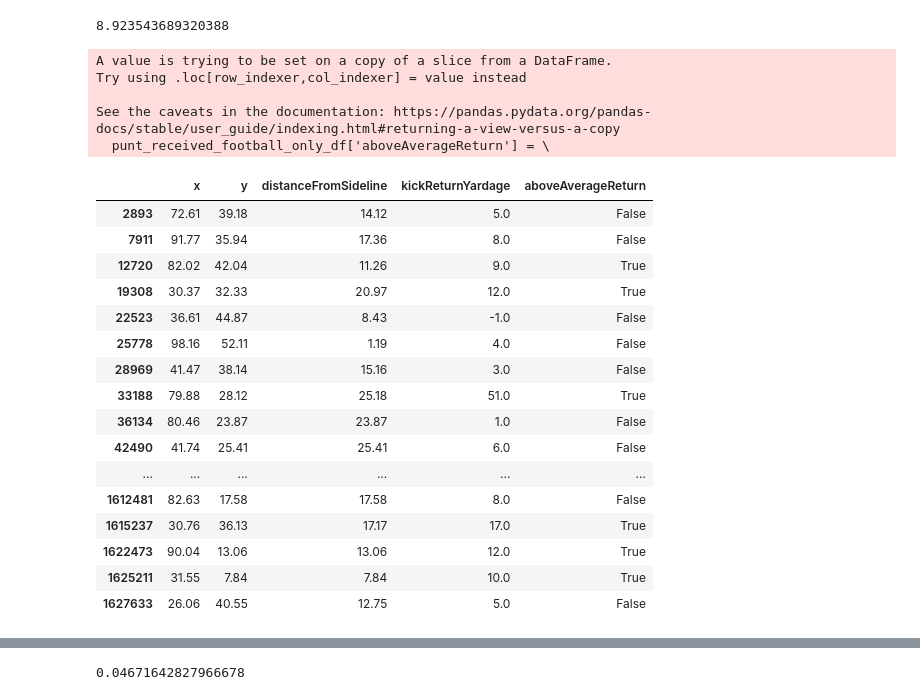
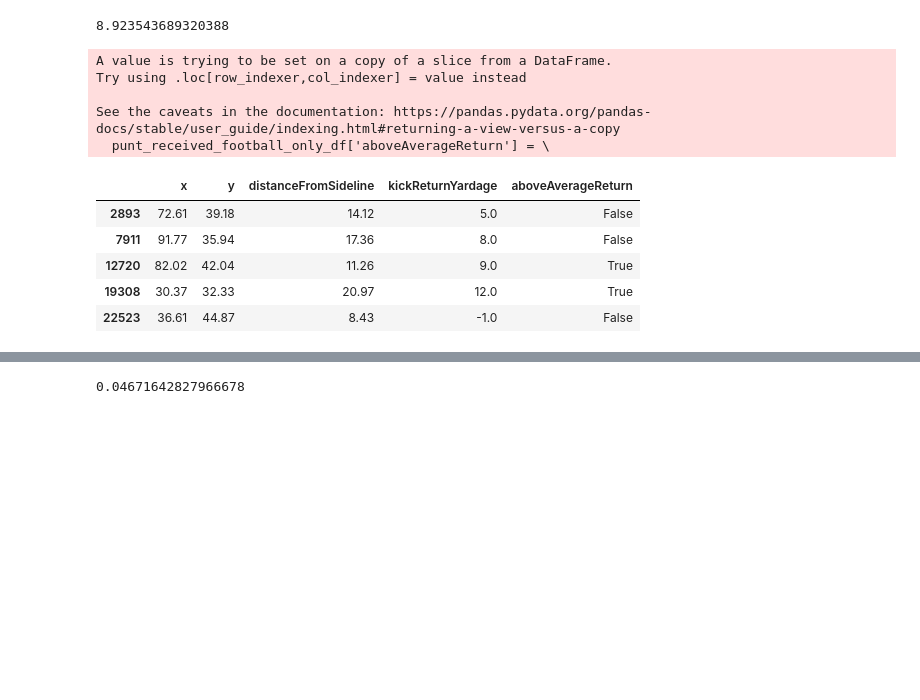
Before and after one commit to jon-fearer/kaggle-nfl-data-bowl-2022, a Jupyter notebook: punt-analysis.ipynb, the cells around one changed output, grey strips where cells are left out. Cells and saved outputs as stored; diff of their text form; code cells hidden in the pictures; blank space fills up the shorter version.

```diff
--- a/punt-analysis.ipynb
+++ b/punt-analysis.ipynb
@@ -120,8 +120,8 @@ punt_tracking_2018_df = pd.merge(
 )
 # %%
 conditions = [
-    (punt_tracking_2018_df[COLUMN.TEAM] == 'home'),
-    (punt_tracking_2018_df[COLUMN.TEAM] == 'away'),
+    (punt_tracking_2018_df[COLUMN.TEAM] == TEAM.HOME),
+    (punt_tracking_2018_df[COLUMN.TEAM] == TEAM.AWAY),
 ]
 
 values = [
@@ -219,30 +219,21 @@ punt_received_football_only_df[COLUMN.KICK_RETURN_YARDAGE].mean()
 # %%
 punt_received_football_only_df['aboveAverageReturn'] = \
     punt_received_football_only_df[COLUMN.KICK_RETURN_YARDAGE] > punt_received_football_only_df[COLUMN.KICK_RETURN_YARDAGE].mean()
-punt_received_football_only_df[[COLUMN.X, COLUMN.Y, COLUMN.DISTANCE_FROM_SIDELINE, COLUMN.KICK_RETURN_YARDAGE, 'aboveAverageReturn']]
+punt_received_football_only_df[
+    [COLUMN.X, COLUMN.Y, COLUMN.DISTANCE_FROM_SIDELINE, COLUMN.KICK_RETURN_YARDAGE, 'aboveAverageReturn']
+].head()
 # %% [output]
 A value is trying to be set on a copy of a slice from a DataFrame.
 Try using .loc[row_indexer,col_indexer] = value instead
 
 See the caveats in the documentation: https://pandas.pydata.org/pandas-docs/stable/user_guide/indexing.html#returning-a-view-versus-a-copy
   punt_received_football_only_df['aboveAverageReturn'] = \
 |  | x | y | distanceFromSideline | kickReturnYardage | aboveAverageReturn |
 | 2893 | 72.61 | 39.18 | 14.12 | 5.0 | False |
 | 7911 | 91.77 | 35.94 | 17.36 | 8.0 | False |
 | 12720 | 82.02 | 42.04 | 11.26 | 9.0 | True |
 | 19308 | 30.37 | 32.33 | 20.97 | 12.0 | True |
 | 22523 | 36.61 | 44.87 | 8.43 | -1.0 | False |
-| 25778 | 98.16 | 52.11 | 1.19 | 4.0 | False |
-| 28969 | 41.47 | 38.14 | 15.16 | 3.0 | False |
-| 33188 | 79.88 | 28.12 | 25.18 | 51.0 | True |
-| 36134 | 80.46 | 23.87 | 23.87 | 1.0 | False |
-| 42490 | 41.74 | 25.41 | 25.41 | 6.0 | False |
-| ... | ... | ... | ... | ... | ... |
-| 1612481 | 82.63 | 17.58 | 17.58 | 8.0 | False |
-| 1615237 | 30.76 | 36.13 | 17.17 | 17.0 | True |
-| 1622473 | 90.04 | 13.06 | 13.06 | 12.0 | True |
-| 1625211 | 31.55 | 7.84 | 7.84 | 10.0 | True |
-| 1627633 | 26.06 | 40.55 | 12.75 | 5.0 | False |
 # %%
 above_average_returns_df = punt_received_football_only_df[punt_received_football_only_df['aboveAverageReturn'] == True]
 x = above_average_returns_df[COLUMN.DISTANCE_FROM_SIDELINE]
```
Also changed, not shown: parts of 1 cell of this notebook.
